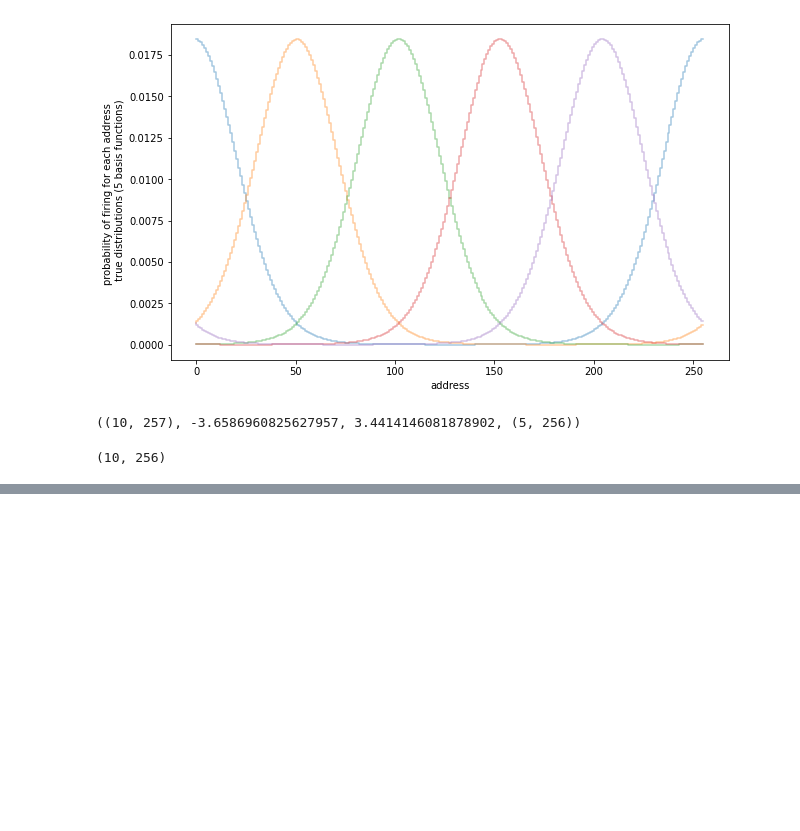
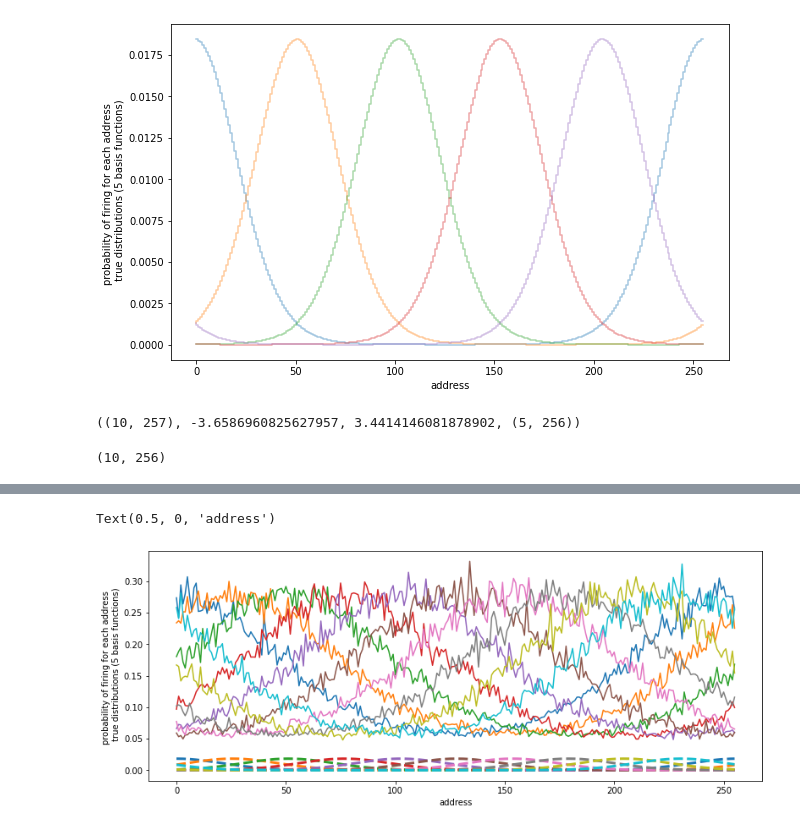
Before and after one commit to camillebesnainou/2022-01-10-polychrony, a Jupyter notebook: 2022-01-25-logistic-regression.ipynb, the cells around one changed output, grey strips where cells are left out. Drawn from its saved outputs; the diff is of its cells as text; code cells hidden in the pictures; blank space fills up the shorter version.

```diff
--- a/2022-01-25-logistic-regression.ipynb
+++ b/2022-01-25-logistic-regression.ipynb
@@ -407,8 +436,11 @@ ax.set_xlabel('address')
 # %%
 fig, ax = plt.subplots(figsize=(13, 5))
-ax.plot(sigmoid(W[:-1, :]), '--', lw=3)
-ax.plot(sigmoid(logistic_model.linear.weight[:, :].detach().numpy().T), '-')
+ax.plot(sigmoid(W[:, :-1]).T, '--', lw=3)
+ax.plot(sigmoid(logistic_model.linear.weight[:, :].detach().numpy()).T, '-')
 ax.set_ylabel('probability of firing for each address \n true distributions (5 basis functions)')
 ax.set_xlabel('address')
+# %% [output]
+Text(0.5, 0, 'address')
+[figure, added]
 # %%
 fig, ax = plt.subplots(figsize=(13, 5))
```
Also changed, not shown: parts of 9 cells of this notebook.
